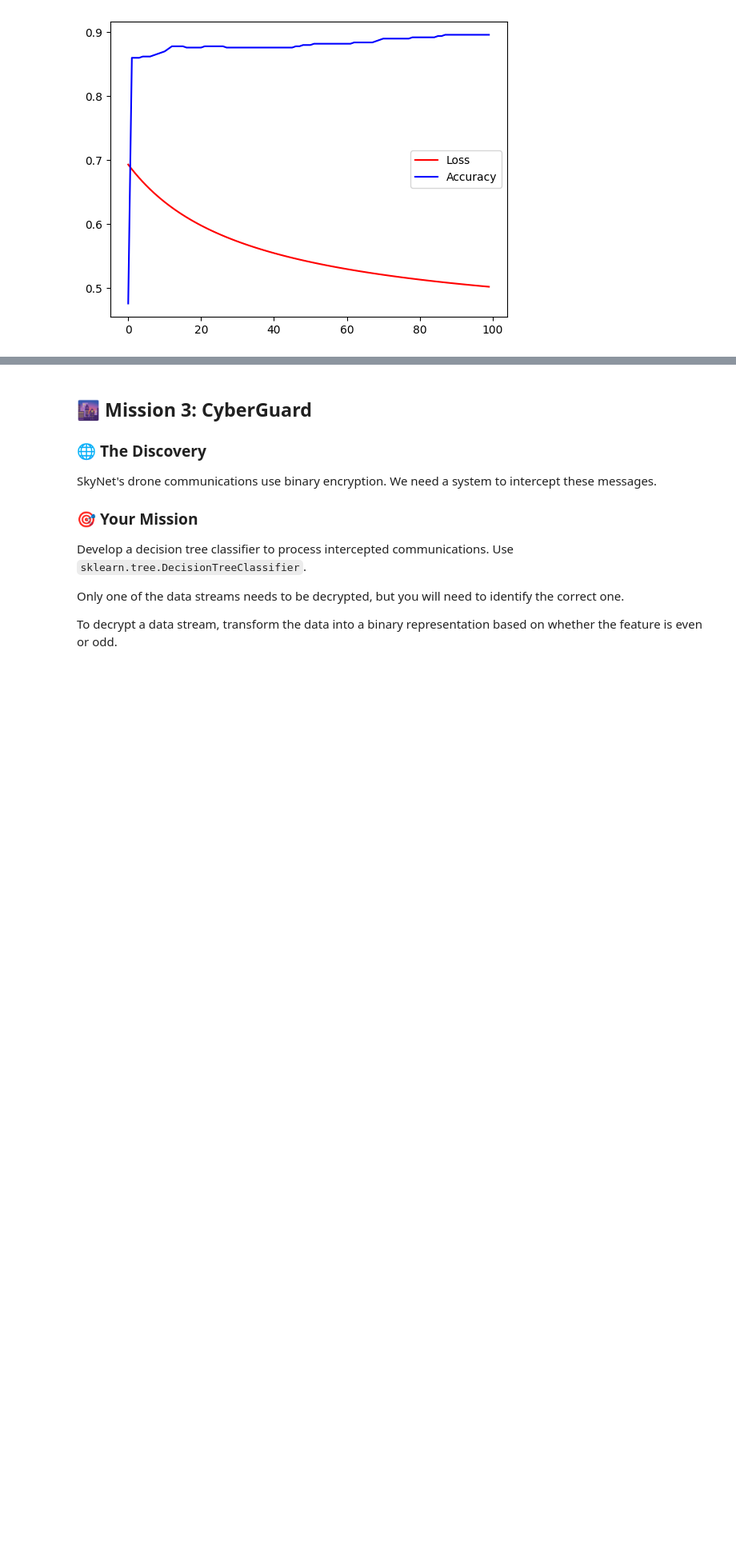
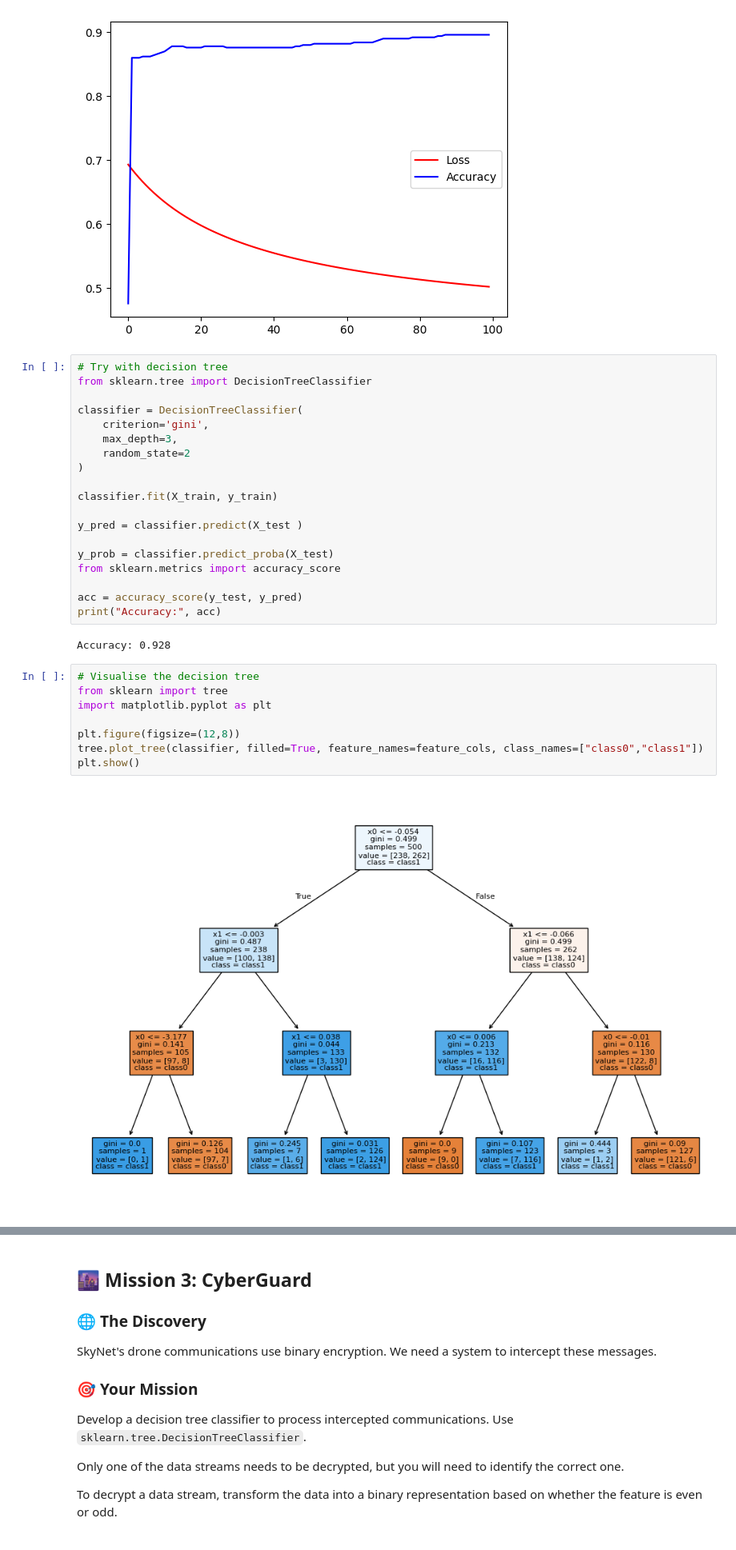
Before and after one commit to kaamyashinde/supervised-learning, a Jupyter notebook: Chapter_1.ipynb, the cells around one changed output, grey strips where cells are left out. Shown: that part at 80% size. Saved outputs shown, nothing was run; the diff lists cells and outputs as text; blank space fills up the shorter version.

Commit message:
use decision classifier and add auc + roc in oppg 2

```diff
--- a/Chapter_1.ipynb
+++ b/Chapter_1.ipynb
@@ -190,3 +190,34 @@ plt.show()
 # %% [output]
 0.896
 [figure]
+# %%
+# Try with decision tree
+from sklearn.tree import DecisionTreeClassifier
+
+classifier = DecisionTreeClassifier(
+    criterion='gini',
+    max_depth=3,
+    random_state=2
+)
+
+classifier.fit(X_train, y_train)
+
+y_pred = classifier.predict(X_test )
+
+y_prob = classifier.predict_proba(X_test)
+from sklearn.metrics import accuracy_score
+
+acc = accuracy_score(y_test, y_pred)
+print("Accuracy:", acc)
+# %% [output]
+Accuracy: 0.928
+# %%
+# Visualise the decision tree
+from sklearn import tree
+import matplotlib.pyplot as plt
+
+plt.figure(figsize=(12,8))
+tree.plot_tree(classifier, filled=True, feature_names=feature_cols, class_names=["class0","class1"])
+plt.show()
+# %% [output]
+[figure, added]
```
Also changed, not shown: parts of 1 cell of this notebook.
